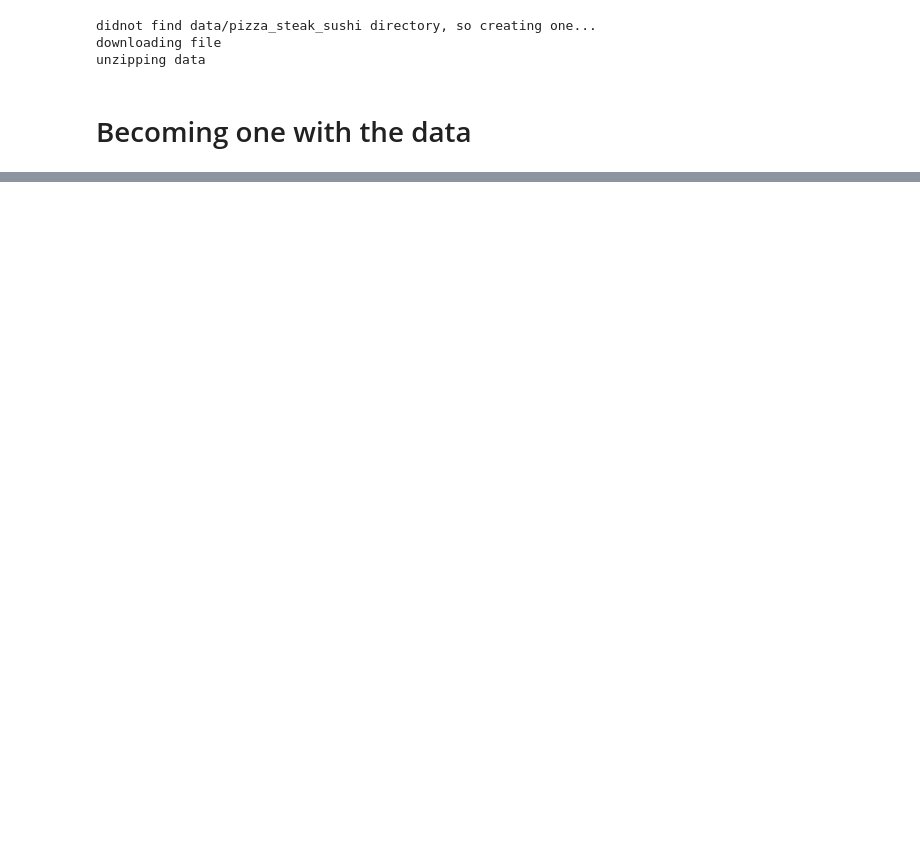
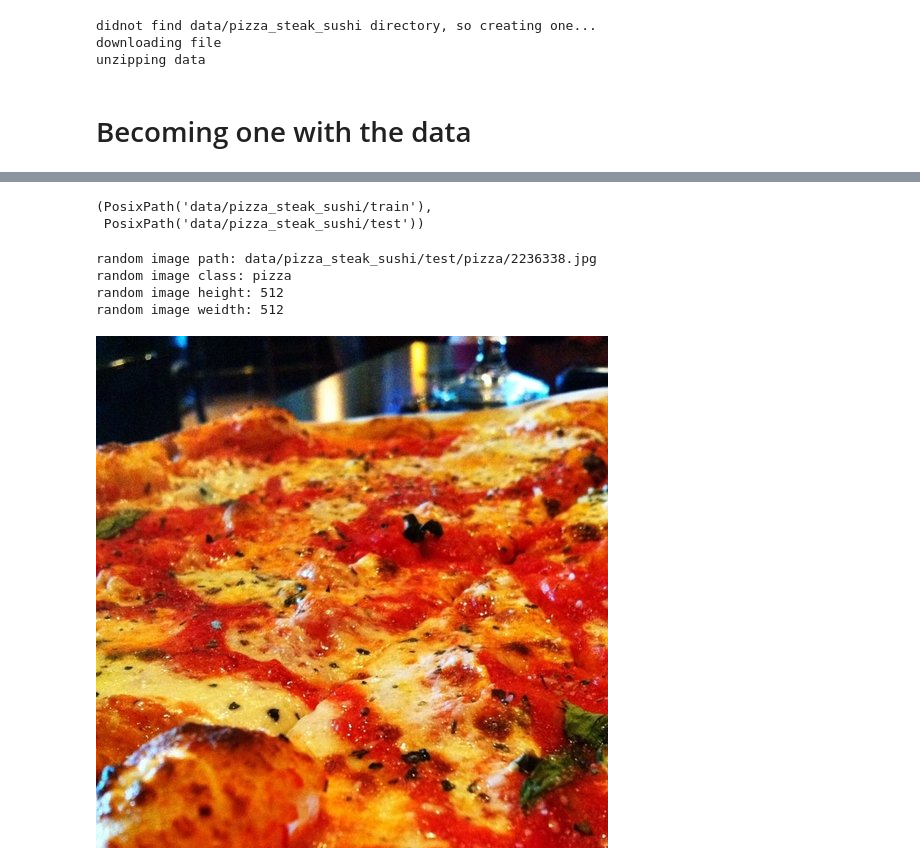
Before and after one commit to 404saugat404/pytorch, a Jupyter notebook: custom_data.ipynb, the cells around one changed output, grey strips where cells are left out. Cells and saved outputs as stored; diff of their text form; code cells hidden in the pictures; blank space fills up the shorter version.

```diff
--- a/custom_data.ipynb
+++ b/custom_data.ipynb
@@ -56,3 +56,37 @@ there are 0 directories and 75 images in data/pizza_steak_sushi/train/steak
 #setting up train and test path
 train_dir=image_path/'train'
 test_dir=image_path/'test'
+train_dir,test_dir
+# %% [output]
+(PosixPath('data/pizza_steak_sushi/train'),
+ PosixPath('data/pizza_steak_sushi/test'))
+# %%
+#visualizing images
+import random
+from PIL import Image
+
+random.seed(42)
+image_path_list=list(image_path.glob('*/*/*.jpg'))
+
+#get random image path
+random_image_path=random.choice(image_path_list)
+
+#get image class from path name
+image_class=random_image_path.parent.stem
+
+img=Image.open(random_image_path)
+
+print(f'random image path: {random_image_path}')
+
+print(f'random image class: {image_class}')
+
+print(f'random image height: {img.height}')
+
+print(f'random image weidth: {img.width}')
+img
+# %% [output]
+random image path: data/pizza_steak_sushi/test/pizza/2236338.jpg
+random image class: pizza
+random image height: 512
+random image weidth: 512
+[figure, added]
```
Also changed, not shown: parts of 6 cells of this notebook.
